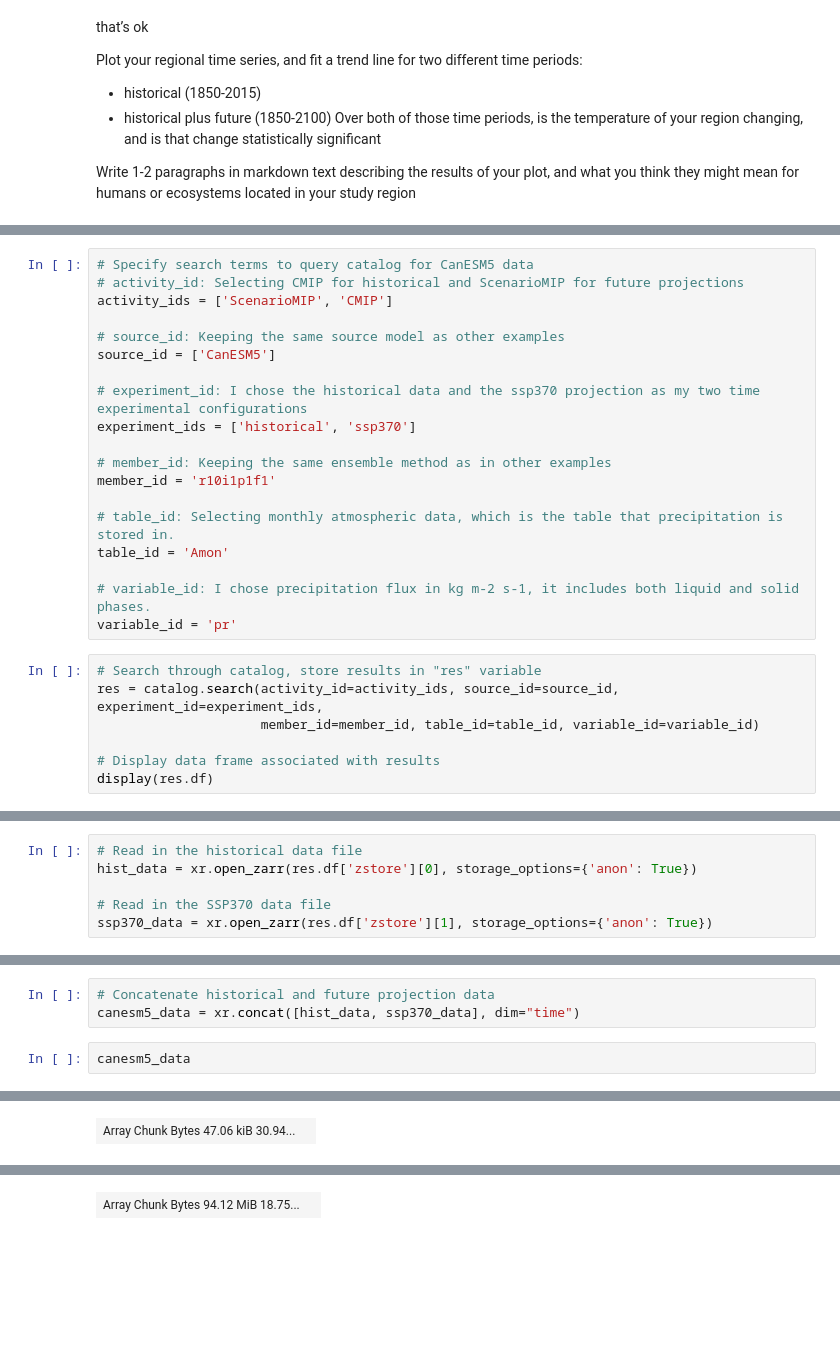
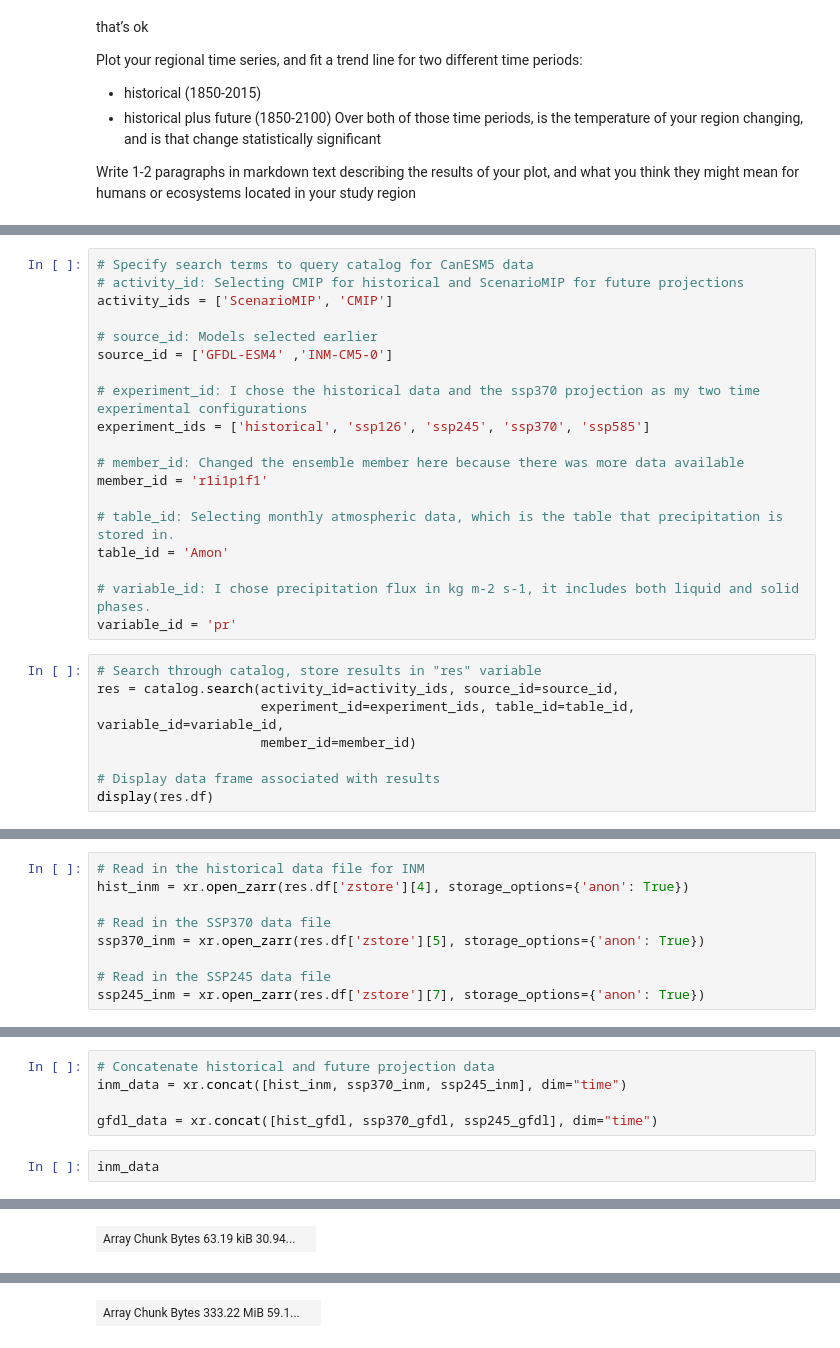
Before and after one commit to haylee360/eds296-hw1, a Jupyter notebook: eds296-hw1-hoyler.ipynb, the cells around one changed output, grey strips where cells are left out. Cells and saved outputs as stored; diff of their text form; blank space fills up the shorter version.

```diff
--- a/eds296-hw1-hoyler.ipynb
+++ b/eds296-hw1-hoyler.ipynb
@@ -58,14 +87,14 @@ catalog = intake.open_esm_datastore('https://cmip6-pds.s3.amazonaws.com/pangeo-c
 # activity_id: Selecting CMIP for historical and ScenarioMIP for future projections
 activity_ids = ['ScenarioMIP', 'CMIP']
 
-# source_id: Keeping the same source model as other examples
-source_id = ['CanESM5']
+# source_id: Models selected earlier
+source_id = ['GFDL-ESM4' ,'INM-CM5-0']
 
 # experiment_id: I chose the historical data and the ssp370 projection as my two time experimental configurations
-experiment_ids = ['historical', 'ssp370']
+experiment_ids = ['historical', 'ssp126', 'ssp245', 'ssp370', 'ssp585']
 
-# member_id: Keeping the same ensemble method as in other examples
-member_id = 'r10i1p1f1'
+# member_id: Changed the ensemble member here because there was more data available
+member_id = 'r1i1p1f1'
 
 # table_id: Selecting monthly atmospheric data, which is the table that precipitation is stored in.
 table_id = 'Amon'
@@ -74,8 +103,9 @@ table_id = 'Amon'
 variable_id = 'pr'
 # %%
 # Search through catalog, store results in "res" variable
-res = catalog.search(activity_id=activity_ids, source_id=source_id, experiment_id=experiment_ids,
-                     member_id=member_id, table_id=table_id, variable_id=variable_id)
+res = catalog.search(activity_id=activity_ids, source_id=source_id,
+                     experiment_id=experiment_ids, table_id=table_id, variable_id=variable_id,
+                     member_id=member_id)
 
 # Display data frame associated with results
 display(res.df)
@@ -86,6 +128,9 @@ display(res.df)
 # %%
-# Read in the historical data file
-hist_data = xr.open_zarr(res.df['zstore'][0], storage_options={'anon': True})
+# Read in the historical data file for INM
+hist_inm = xr.open_zarr(res.df['zstore'][4], storage_options={'anon': True})
 
 # Read in the SSP370 data file
-ssp370_data = xr.open_zarr(res.df['zstore'][1], storage_options={'anon': True})
+ssp370_inm = xr.open_zarr(res.df['zstore'][5], storage_options={'anon': True})
+
+# Read in the SSP245 data file
+ssp245_inm = xr.open_zarr(res.df['zstore'][7], storage_options={'anon': True})
@@ -92,6 +146,8 @@ ssp370_data = xr.open_zarr(res.df['zstore'][1], storage_options={'anon': True})
 # %%
 # Concatenate historical and future projection data
-canesm5_data = xr.concat([hist_data, ssp370_data], dim="time")
+inm_data = xr.concat([hist_inm, ssp370_inm, ssp245_inm], dim="time")
+
+gfdl_data = xr.concat([hist_gfdl, ssp370_gfdl, ssp245_gfdl], dim="time")
 # %%
-canesm5_data
+inm_data
 # %% [output]
@@ -110,9 +166,9 @@ float64
 ... (49 lines left out)
 time_bnds
 (time, bnds)
 object
 dask.array<chunksize=(1980, 2), meta=np.ndarray>
-| Array Chunk Bytes 47.06 kiB 30.94... |  |
+| Array Chunk Bytes 63.19 kiB 30.94... |  |
 Data variables: (1)
 pr
 (time, lat, lon)
@@ -130,7 +188,7 @@ standard_name :
 precipitation_flux
 units :
 kg m-2 s-1
-| Array Chunk Bytes 94.12 MiB 18.75... |  |
+| Array Chunk Bytes 333.22 MiB 59.1... |  |
 Indexes: (3)
 lat
 PandasIndex
```
Also changed, not shown: parts of 22 cells of this notebook.
